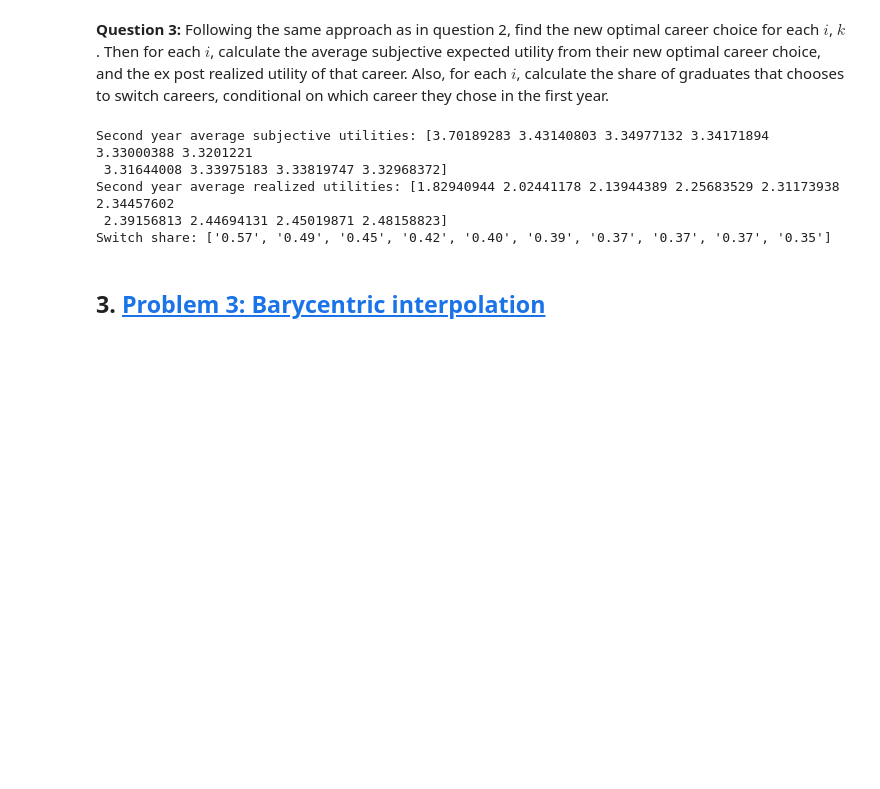
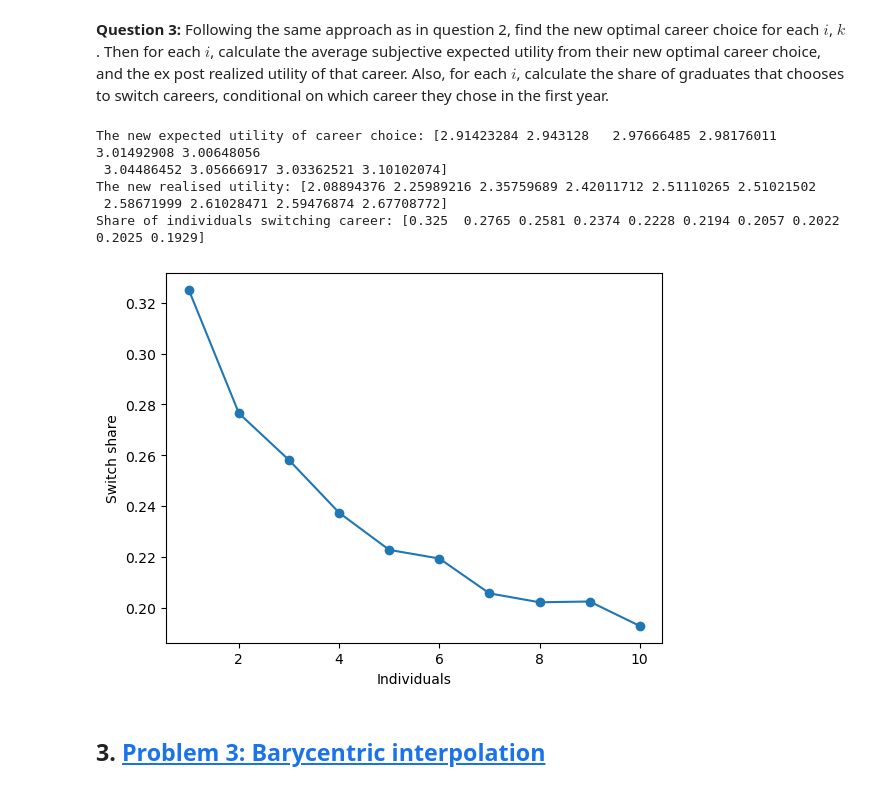
Before and after one commit to NumEconCopenhagen/projects-2024-anne-sofie-ida-anna-livia, a Jupyter notebook: examproject/Q2exam_2024.ipynb, the cells around one changed output. Saved outputs shown, nothing was run; the diff lists cells and outputs as text; code cells hidden in the pictures; blank space fills up the shorter version.

```diff
--- a/examproject/Q2exam_2024.ipynb
+++ b/examproject/Q2exam_2024.ipynb
@@ -323,20 +323,21 @@ $$
 # %%
 # Run the new_prior method to get the second-year results
 new_career, avg_new_exp_u, avg_new_actual_u, switch_share = graduate.new_prior()
 
 # Print second-year utilities and switch share
-print("Second year average subjective utilities:", avg_new_exp_u)
-print("Second year average realized utilities:", avg_new_actual_u)
+print("The new expected utility of career choice:", avg_new_exp_u)
+print("The new realised utility:", avg_new_actual_u)
+print("Share of individuals switching career:", switch_share)
 
-# Format switch share to 2 decimal places and print
-formatted_switch_share = [f"{share:.2f}" for share in switch_share]
-print("Switch share:", formatted_switch_share)
+# Plot the results
+graduate.plot_switch_share(switch_share)
 # %% [output]
-Second year average subjective utilities: [3.70189283 3.43140803 3.34977132 3.34171894 3.33000388 3.3201221
- 3.31644008 3.33975183 3.33819747 3.32968372]
-Second year average realized utilities: [1.82940944 2.02441178 2.13944389 2.25683529 2.31173938 2.34457602
- 2.39156813 2.44694131 2.45019871 2.48158823]
-Switch share: ['0.57', '0.49', '0.45', '0.42', '0.40', '0.39', '0.37', '0.37', '0.37', '0.35']
+The new expected utility of career choice: [2.91423284 2.943128   2.97666485 2.98176011 3.01492908 3.00648056
+ 3.04486452 3.05666917 3.03362521 3.10102074]
+The new realised utility: [2.08894376 2.25989216 2.35759689 2.42011712 2.51110265 2.51021502
+ 2.58671999 2.61028471 2.59476874 2.67708772]
+Share of individuals switching career: [0.325  0.2765 0.2581 0.2374 0.2228 0.2194 0.2057 0.2022 0.2025 0.1929]
+[figure, added]
 # %% [markdown]
 ## 3. <a id='toc3_'></a>[Problem 3: Barycentric interpolation](#toc0_)
 # %% [markdown]
```
Also changed, not shown: 1 other file.
